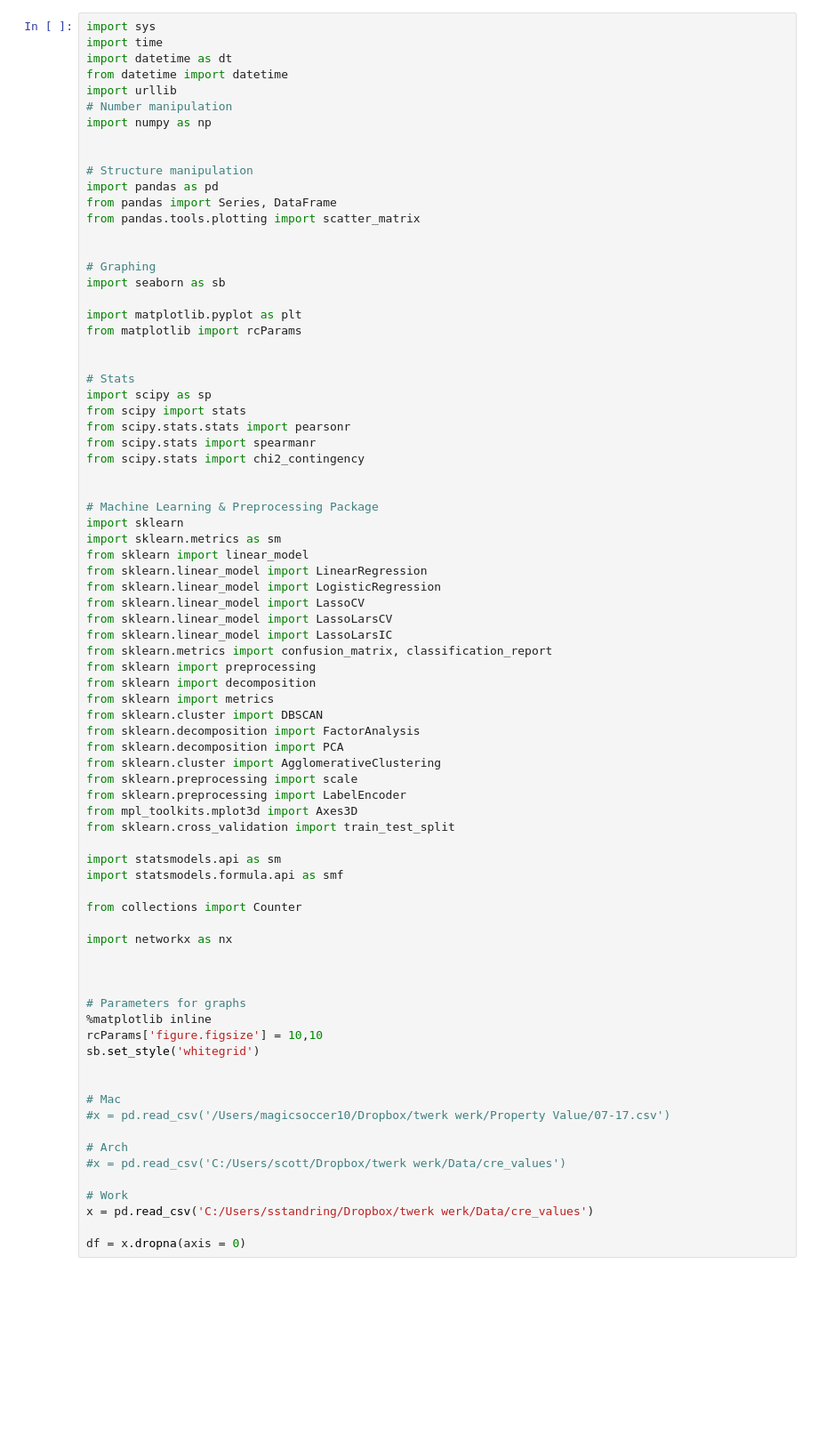
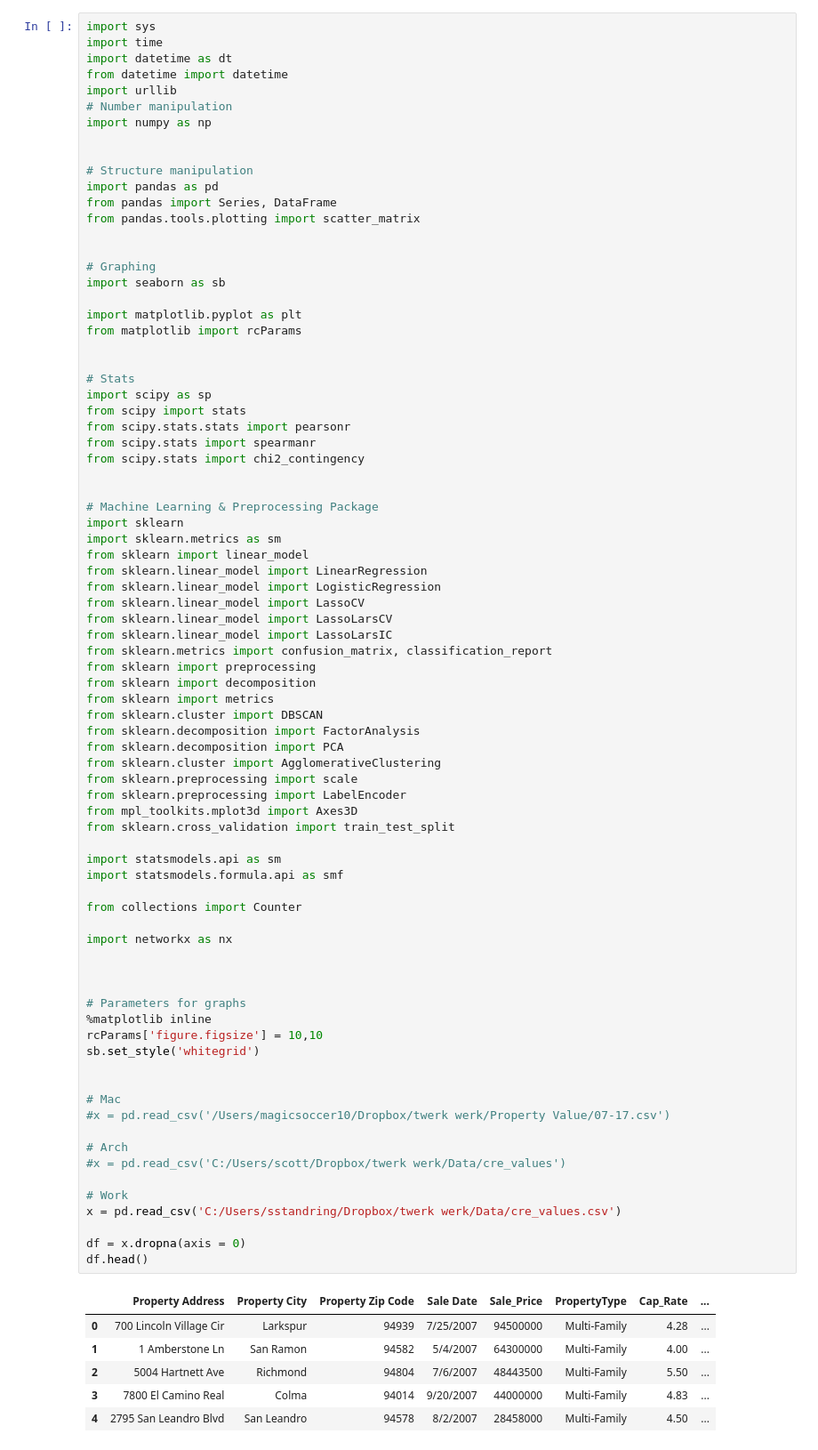
Before and after one commit to Pippeys/Property-Value, a Jupyter notebook: Jupyter/BayAreaEstimate.ipynb, the cells around one changed output. Shown at 89% size. Cells and saved outputs as stored; diff of their text form; blank space fills up the shorter version.

```diff
--- a/Jupyter/BayAreaEstimate.ipynb
+++ b/Jupyter/BayAreaEstimate.ipynb
@@ -48,34 +48,42 @@ from sklearn.decomposition import PCA
 from sklearn.cluster import AgglomerativeClustering
 from sklearn.preprocessing import scale
 from sklearn.preprocessing import LabelEncoder
 from mpl_toolkits.mplot3d import Axes3D
 from sklearn.cross_validation import train_test_split
 
 import statsmodels.api as sm
 import statsmodels.formula.api as smf
 
 from collections import Counter
 
 import networkx as nx
 
 
 
 # Parameters for graphs
 %matplotlib inline
 rcParams['figure.figsize'] = 10,10
 sb.set_style('whitegrid')
 
 
 # Mac
 #x = pd.read_csv('/Users/magicsoccer10/Dropbox/twerk werk/Property Value/07-17.csv')
 
 # Arch
 #x = pd.read_csv('C:/Users/scott/Dropbox/twerk werk/Data/cre_values')
 
 # Work
-x = pd.read_csv('C:/Users/sstandring/Dropbox/twerk werk/Data/cre_values')
+x = pd.read_csv('C:/Users/sstandring/Dropbox/twerk werk/Data/cre_values.csv')
 
 df = x.dropna(axis = 0)
+df.head()
+# %% [output]
+|  | Property Address | Property City | Property Zip Code | Sale Date | Sale_Price | PropertyType | Cap_Rate | ... |
+| 0 | 700 Lincoln Village Cir | Larkspur | 94939 | 7/25/2007 | 94500000 | Multi-Family | 4.28 | ... |
+| 1 | 1 Amberstone Ln | San Ramon | 94582 | 5/4/2007 | 64300000 | Multi-Family | 4.00 | ... |
+| 2 | 5004 Hartnett Ave | Richmond | 94804 | 7/6/2007 | 48443500 | Multi-Family | 5.50 | ... |
+| 3 | 7800 El Camino Real | Colma | 94014 | 9/20/2007 | 44000000 | Multi-Family | 4.83 | ... |
+| 4 | 2795 San Leandro Blvd | San Leandro | 94578 | 8/2/2007 | 28458000 | Multi-Family | 4.50 | ... |
 # %%
 df['sqft'] = df['Bldg SF']
 df['cap'] = df['Cap_Rate'].astype(int)
```
Also changed, not shown: parts of 4 cells of this notebook, 44 other files.
